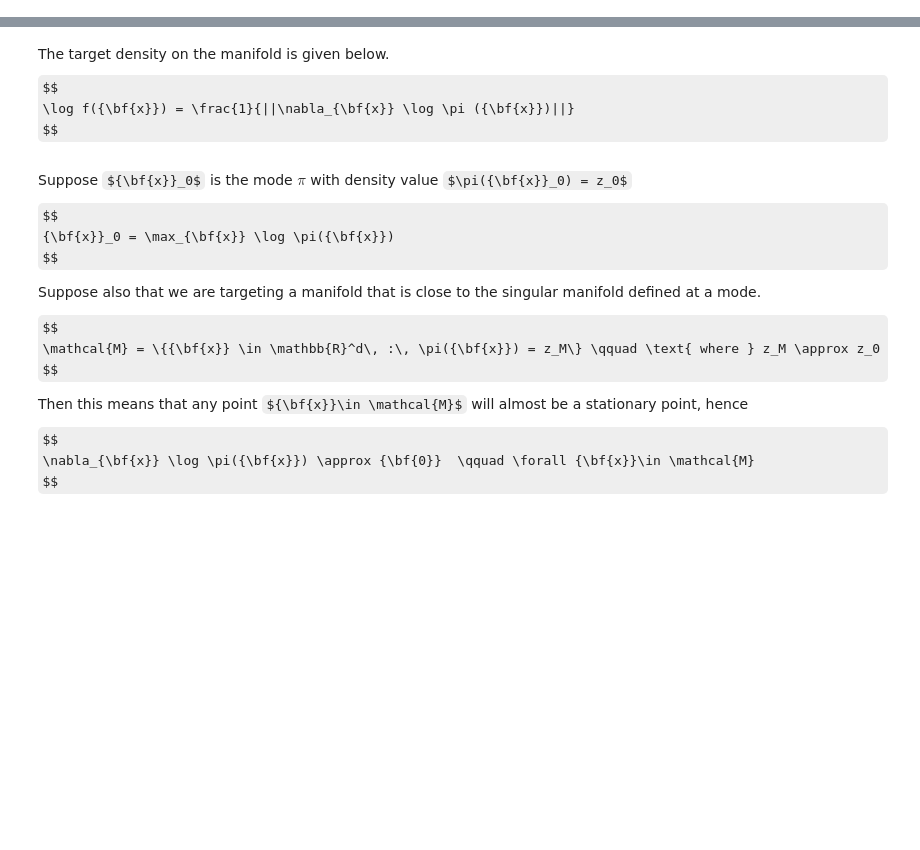
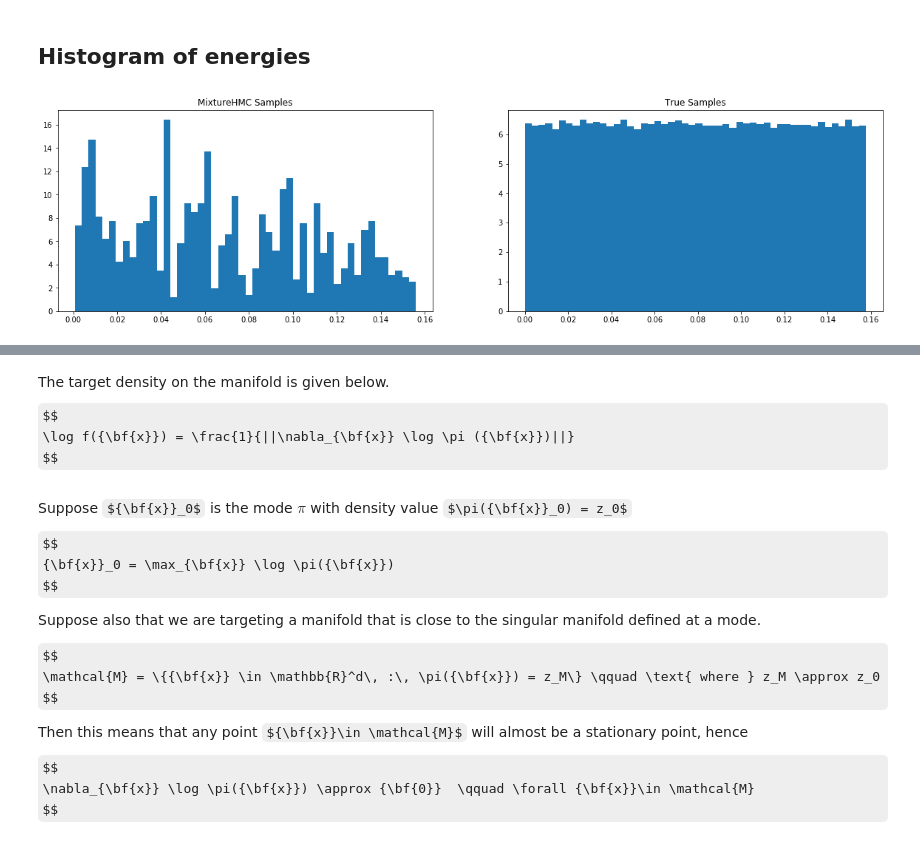
Before and after one commit to MauroCE/ManifoldSampling, a Jupyter notebook: M-HMC - Exploratory Analysis.ipynb, the cells around one changed output, grey strips where cells are left out. Cells and saved outputs as stored; diff of their text form; code cells hidden in the pictures; some formulas as TeX source; blank space fills up the shorter version.

```diff
--- a/M-HMC - Exploratory Analysis.ipynb
+++ b/M-HMC - Exploratory Analysis.ipynb
@@ -43,0 +85,12 @@ mode = mu
+# %% [markdown]
+## Histogram of energies
+# %%
+true_samples = target.rvs(N)
+fig, ax = plt.subplots(ncols=2, figsize=(20, 5))
+_ = ax[0].hist(target.pdf(samples), bins=50, density=True)
+ax[0].set_title("MixtureHMC Samples")
+_ = ax[1].hist(target.pdf(true_samples), bins=50, density=True)
+ax[1].set_title("True Samples")
+plt.show()
+# %% [output]
+[figure, added]
```
Also changed, not shown: parts of 26 cells of this notebook.
